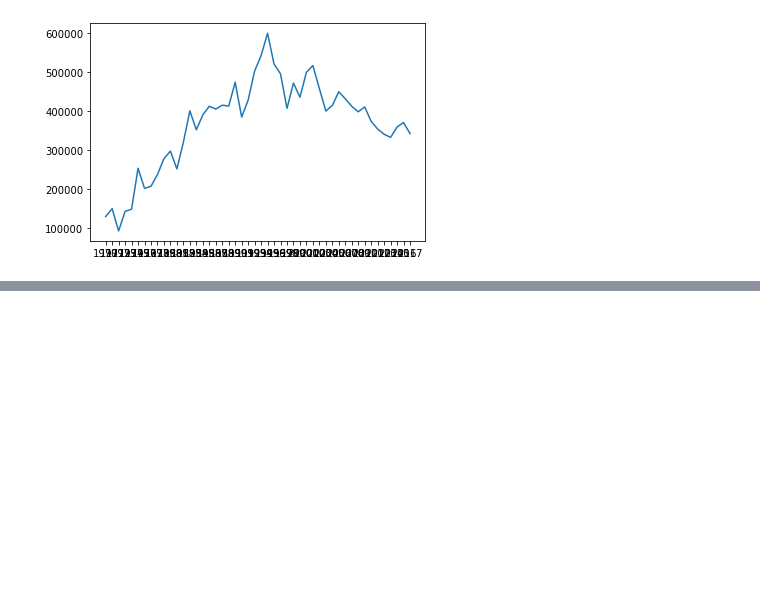
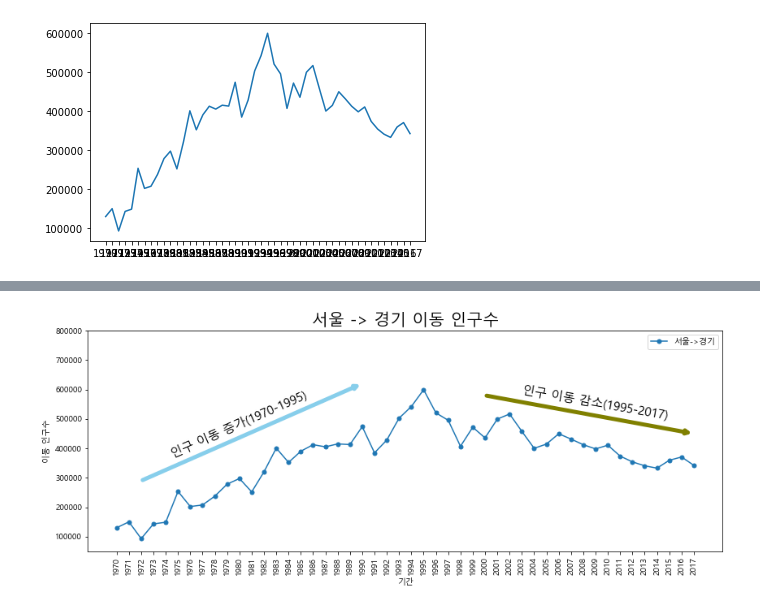
Before and after one commit to Mu-jun/python_ML_lib, a Jupyter notebook: Matplotlib.ipynb, the cells around one changed output, grey strips where cells are left out. Drawn from its saved outputs; the diff is of its cells as text; code cells hidden in the pictures; blank space fills up the shorter version.

```diff
--- a/Matplotlib.ipynb
+++ b/Matplotlib.ipynb
@@ -46,0 +116,63 @@ plt.plot(sr_one)
+# %%
+# 그림 사이즈 지정
+plt.figure(figsize=(14,5)) # inch
+
+# 그래프 주석 표시
+# 마커추가
+plt.plot(sr_one,marker='o',markersize=5)
+
+# 차트 제목 추가
+plt.title('서울 -> 경기 이동 인구수',size=20)
+
+# 축 이름 추가
+plt.xlabel('기간')
+plt.ylabel('이동 인구수')
+
+# legend 그래프에 대한 설명
+# 그래프 선 설명 추가
+plt.legend(labels=['서울->경기'],loc='best')
+
+# xlabel 설정
+#rotation = 정수 - 반시계방향 각도
+plt.xticks(size=10, rotation='vertical')
+
+# y출 범위 지정
+plt.ylim(50000,800000)
+
+# 주석 표시 -화살표
+plt.annotate('',
+            xy=(20,620000),
+             xytext=(2,290000),
+             xycoords='data',
+             arrowprops=dict(arrowstyle='->',
+                             color='skyblue',
+                             lw=5
+                            )
+            )
+plt.annotate('',
+            xy=(47,450000),
+             xytext=(30,580000),
+             xycoords='data',
+             arrowprops=dict(arrowstyle='->',
+                             color='olive',
+                             lw=5)
+            )
+
+# 주석표시 - 텍스트
+plt.annotate('인구 이동 증가(1970-1995)',
+            xy=(10,370000),
+            rotation=24,
+            va='baseline',
+            ha='center',
+            fontsize=15,
+            )
+plt.annotate('인구 이동 감소(1995-2017)',
+            xy=(39,500000),
+            rotation=-10,
+            va='baseline',
+            ha='center',
+            fontsize=15,
+            )
+plt.show()
+# %% [output]
+[figure, added]
```
Also changed, not shown: parts of 32 cells of this notebook, 18 other files.
